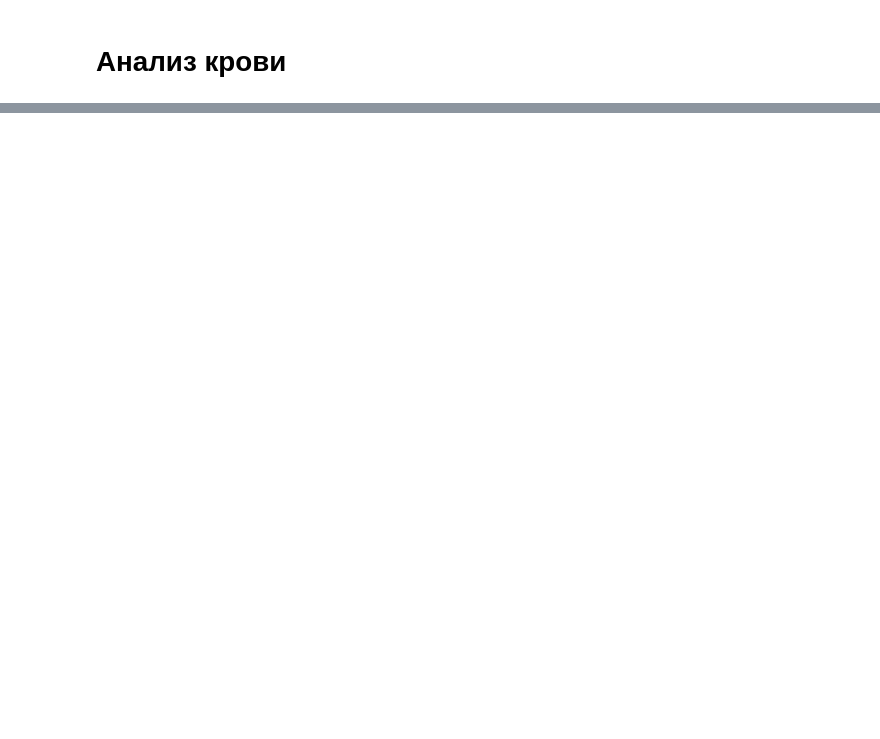
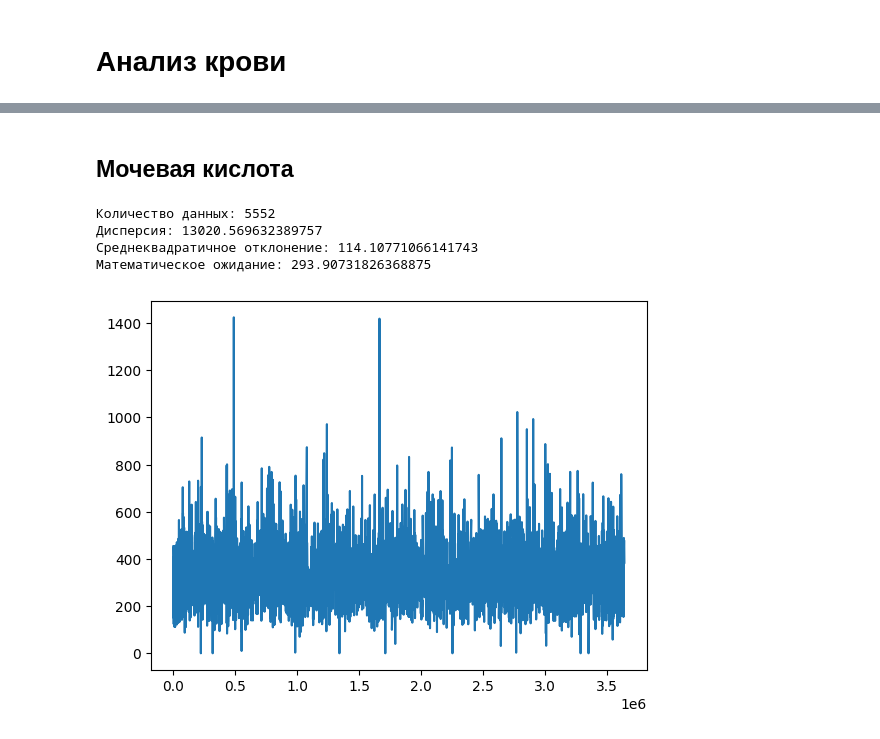
Before and after one commit to HST-inc/fitm-hackaton-2022, a Jupyter notebook: analytics/analytics.ipynb, the cells around one changed output, grey strips where cells are left out. Cells and saved outputs as stored; diff of their text form; code cells hidden in the pictures; blank space fills up the shorter version.

```diff
--- a/analytics/analytics.ipynb
+++ b/analytics/analytics.ipynb
@@ -272,0 +320,10 @@ create_data("Нейтрофилы сегментоядерные")
+# %% [markdown]
+## Мочевая кислота
+# %%
+create_data("Мочевая кислота")
+# %% [output]
+Количество данных: 5552
+Дисперсия: 13020.569632389757
+Среднеквадратичное отклонение: 114.10771066141743
+Математическое ожидание: 293.90731826368875
+[figure, added]
```
Also changed, not shown: parts of 74 cells of this notebook.
